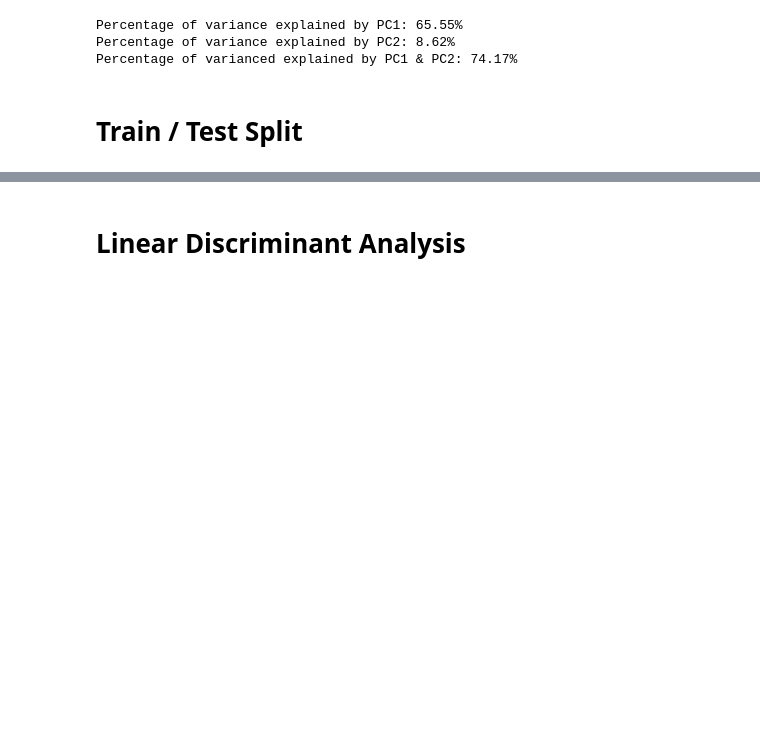
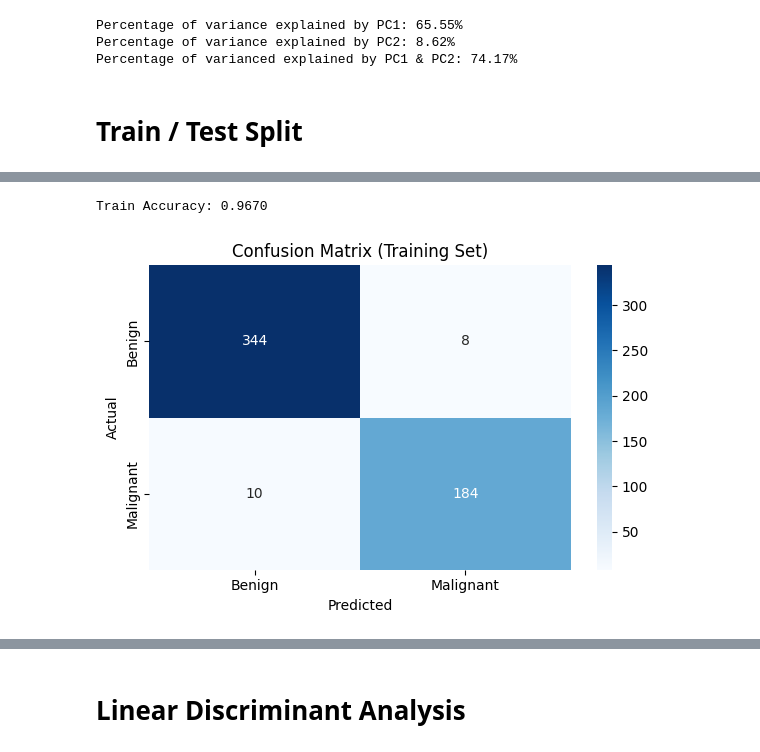
Before and after one commit to brodyanderson/MATH-6020-Project, a Jupyter notebook: BreastCancer.ipynb, the cells around one changed output, grey strips where cells are left out. Cells and saved outputs as stored; diff of their text form; code cells hidden in the pictures; blank space fills up the shorter version.

```diff
--- a/BreastCancer.ipynb
+++ b/BreastCancer.ipynb
@@ -128,0 +160,4 @@ X_train, X_test, y_train, y_test = train_test_split(X, y, test_size=0.2, random_
+# %%
+scaler = StandardScaler()
+X_train_scaled = scaler.fit_transform(X_train)
+X_test_scaled = scaler.transform(X_test)
@@ -128,0 +248,14 @@ X_train, X_test, y_train, y_test = train_test_split(X, y, test_size=0.2, random_
+# %%
+feature_names = breast_cancer.drop('Class', axis=1).columns
+
+print(f"Best C: {chosen_C}")
+
+final_model = LogisticRegression(penalty='l2', C=chosen_C, random_state=399)
+final_model.fit(X_train_scaled, y_train)
+
+print(f"\nIntercept of final Logistic Regression with Ridge model: {final_model.intercept_[0]:.3f}")
+print(f"Number of non-zero coefficients: {np.sum(final_model.coef_ != 0)}")
+
+print("\nCoefficients:")
+for feature, coef in zip(feature_names, final_model.coef_[0]):
+    print(f"  {feature}: {coef:.4f}")
@@ -128,0 +278,19 @@ X_train, X_test, y_train, y_test = train_test_split(X, y, test_size=0.2, random_
+# %%
+y_pred_train = final_model.predict(X_train_scaled)
+
+print(f"Train Accuracy: {final_model.score(X_train_scaled, y_train):.4f}")
+
+cm_train = confusion_matrix(y_train, y_pred_train)
+
+plt.figure(figsize=(6, 4))
+sns.heatmap(cm_train, annot=True, fmt='d', cmap='Blues',
+            xticklabels=['Benign', 'Malignant'],
+            yticklabels=['Benign', 'Malignant'])
+plt.title('Confusion Matrix (Training Set)')
+plt.xlabel('Predicted')
+plt.ylabel('Actual')
+plt.tight_layout()
+plt.show()
+# %% [output]
+Train Accuracy: 0.9670
+[figure, added]
```
Also changed, not shown: parts of 17 cells of this notebook.
